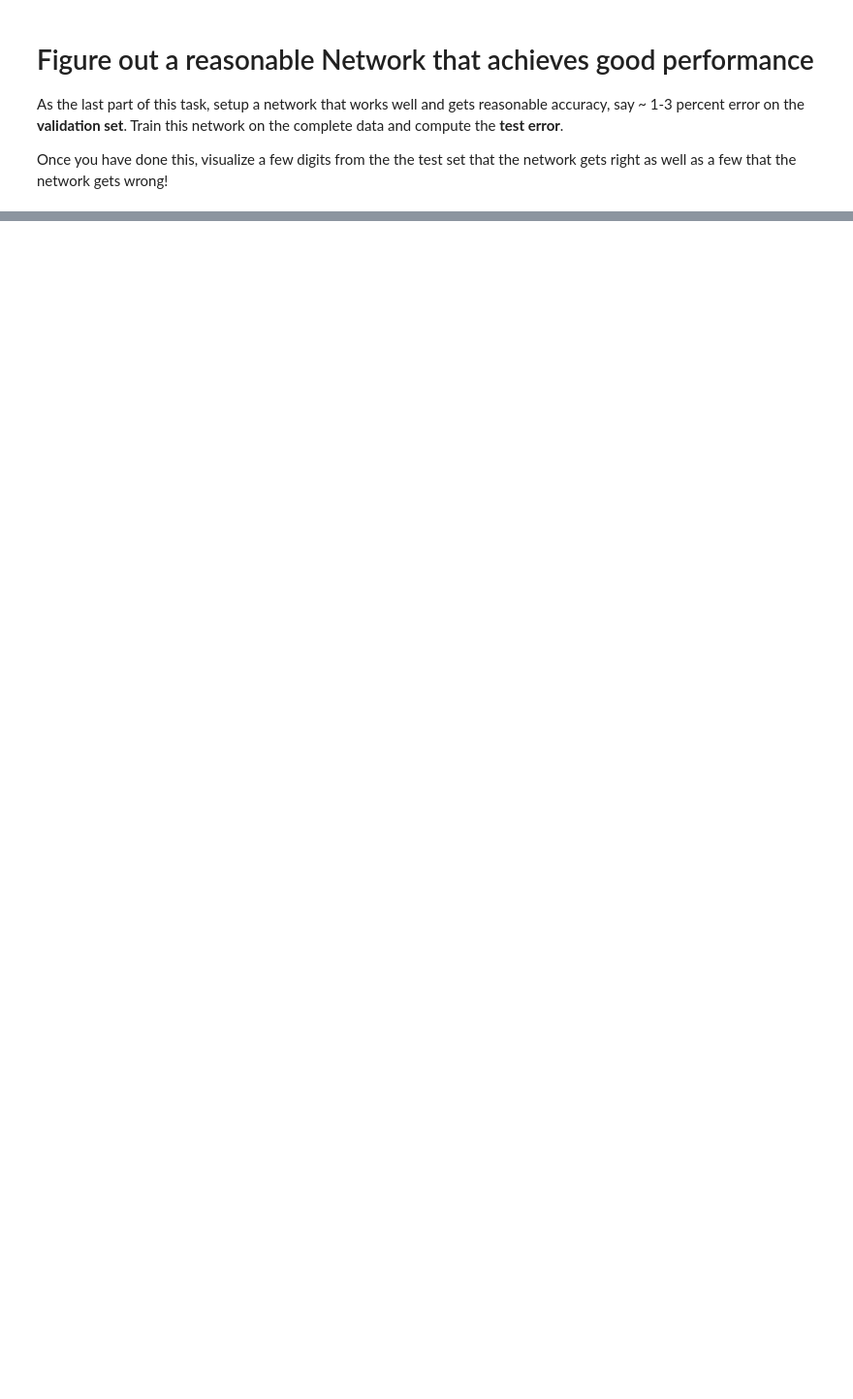
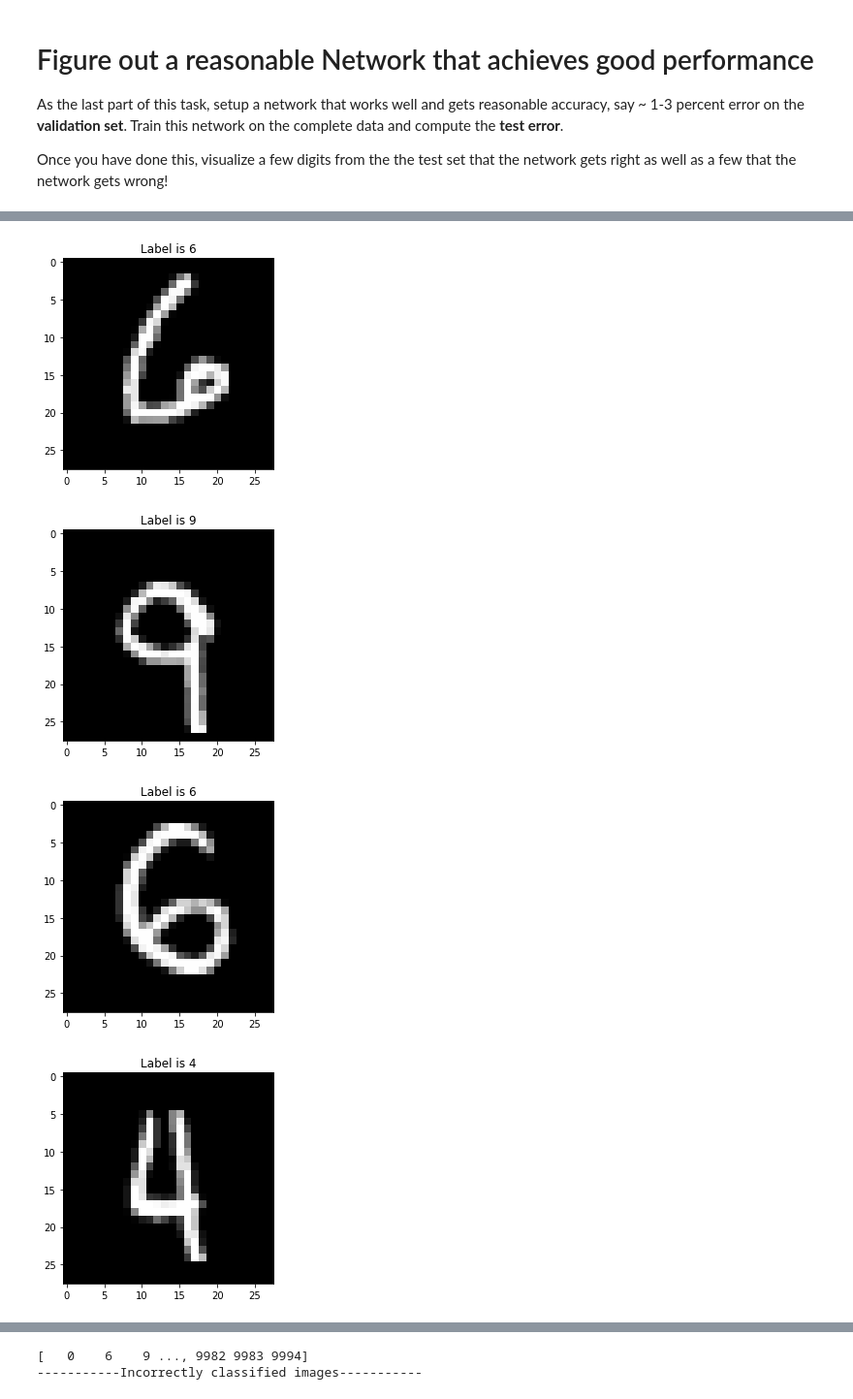
Before and after one commit to sameedhayat/dl_lab_2017, a Jupyter notebook: notebooks/exercise_1.ipynb, the cells around one changed output, grey strips where cells are left out. Shown: that part at 97% size. Drawn from its saved outputs; the diff is of its cells as text; code cells hidden in the pictures; blank space fills up the shorter version.

Commit message:
visualization added

```diff
--- a/notebooks/exercise_1.ipynb
+++ b/notebooks/exercise_1.ipynb
@@ -456,15 +456,16 @@ class NeuralNetwork:
     def visualize(self, X, y):
         Y_pred = unhot(self.predict(X))
 
-        correct_indices = np.where(np.equal(Y_pred, y))[:6]
-        incorrect_indices = np.where(np.not_equal(Y_pred, y))[:6]
-        print("Correctly classified images")
-        for i in correct_indices:
-            self.plot_image(X[i], y[i])
+        correct_indices = np.where(np.equal(Y_pred, y))[0]
+        incorrect_indices = np.where(np.not_equal(Y_pred, y))[0]
+        print("-----------Correctly classified images-----------")
+        for i in correct_indices[1:6]:
+            self.plot_image(X[i], Y_pred[i])
 
-        print("Incorrectly classified images")
-        for i in incorrect_indices:
-            self.plot_image(X[i], y[i])
+        print(incorrect_indices)
+        print("-----------Incorrectly classified images-----------")
+        for i in incorrect_indices[1:6]:
+            self.plot_image(X[i], Y_pred[i])
 
 
 
@@ -863,9 +864,9 @@ nn = NeuralNetwork(layers)
 # Train neural network
 t0 = time.time()
 nn.train(X_train, y_train, learning_rate=0.1,
-         max_epochs=10, batch_size=64, y_one_hot=True)
+         max_epochs=100, batch_size=64, y_one_hot=True)
 
-nn.validation_errors(X_val_reshaped, y_val, y_one_hot=True)
+nn.validation_errors(X_val, y_val, y_one_hot=True)
 nn.visualize(X_val, y_val)
 t1 = time.time()
 print('Duration: {:.1f}s'.format(t1-t0))
@@ -876,0 +891,4 @@ epoch 2.0000, loss 1.2368, train error 0.4456
+[figure, added]
+[figure, added]
+[figure, added]
+[figure, added]
@@ -876,0 +896,2 @@ epoch 2.0000, loss 1.2368, train error 0.4456
+[   0    6    9 ..., 9982 9983 9994]
+-----------Incorrectly classified images-----------
```
Also changed, not shown: parts of 2 cells of this notebook.
